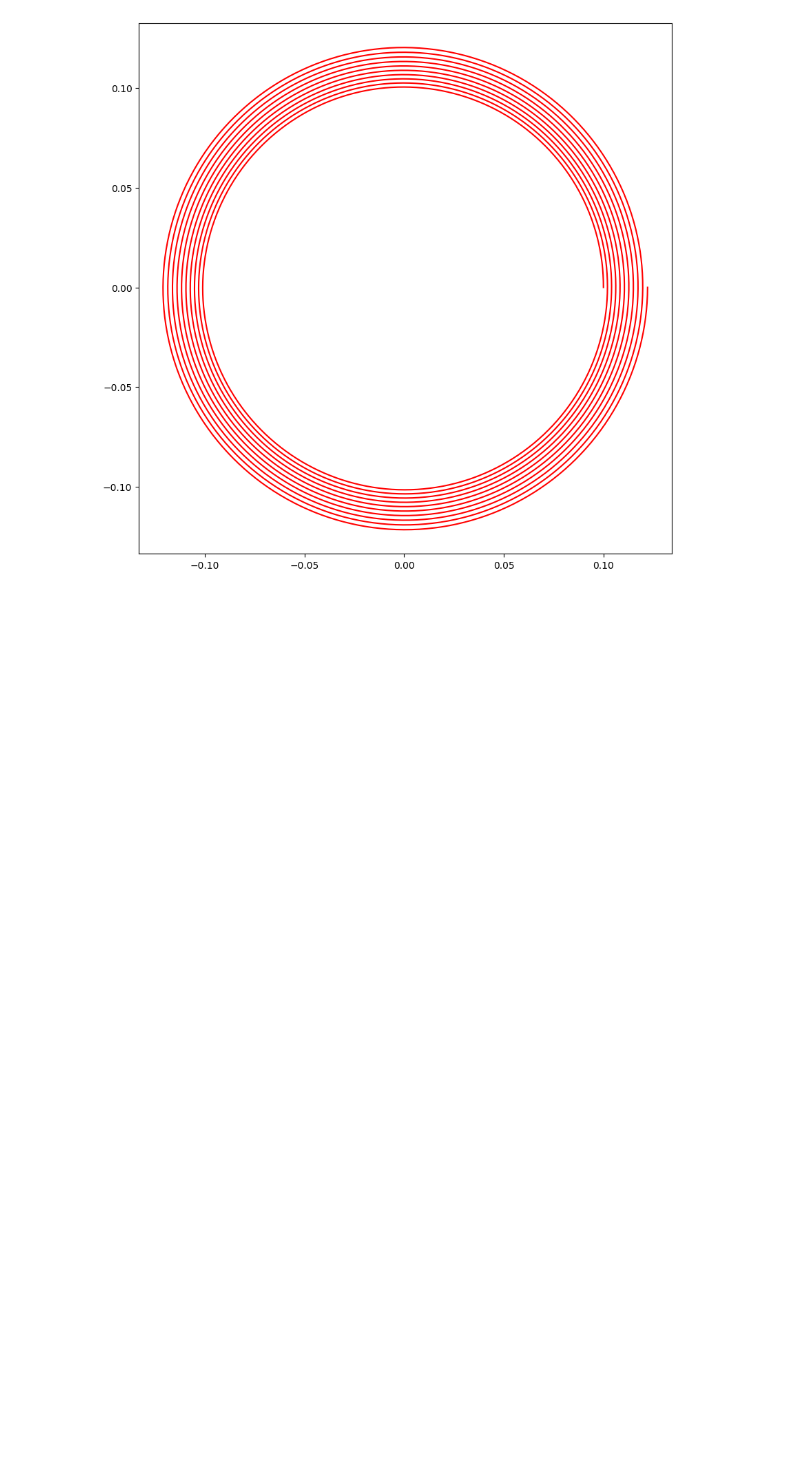
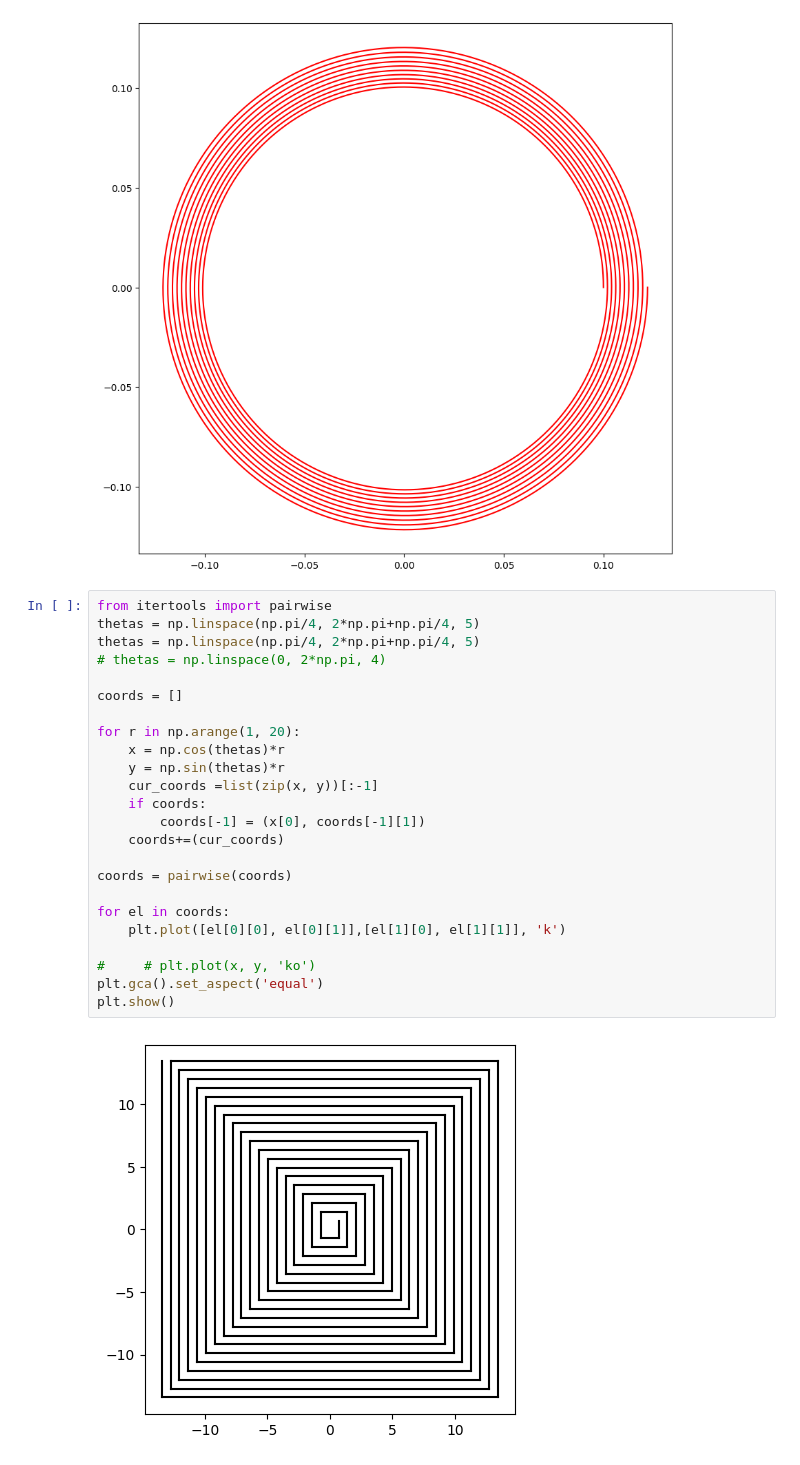
Before and after one commit to viktor-kertanov/hmmg, a Jupyter notebook: notebooks/squeeze_grid/grid.ipynb, the cells around one changed output. Saved outputs shown, nothing was run; the diff lists cells and outputs as text; blank space fills up the shorter version.

```diff
--- a/notebooks/squeeze_grid/grid.ipynb
+++ b/notebooks/squeeze_grid/grid.ipynb
@@ -207,3 +207,29 @@ plt.gcf().set_size_inches(10, 10)
 plt.show()
 # %% [output]
 [figure]
+# %%
+from itertools import pairwise
+thetas = np.linspace(np.pi/4, 2*np.pi+np.pi/4, 5)
+thetas = np.linspace(np.pi/4, 2*np.pi+np.pi/4, 5)
+# thetas = np.linspace(0, 2*np.pi, 4)
+
+coords = []
+
+for r in np.arange(1, 20):
+    x = np.cos(thetas)*r
+    y = np.sin(thetas)*r
+    cur_coords =list(zip(x, y))[:-1]
+    if coords:
+        coords[-1] = (x[0], coords[-1][1])
+    coords+=(cur_coords)
+
+coords = pairwise(coords)
+
+for el in coords:
+    plt.plot([el[0][0], el[0][1]],[el[1][0], el[1][1]], 'k')
+
+#     # plt.plot(x, y, 'ko')
+plt.gca().set_aspect('equal')
+plt.show()
+# %% [output]
+[figure, added]
```
Also changed, not shown: 1 other file.
